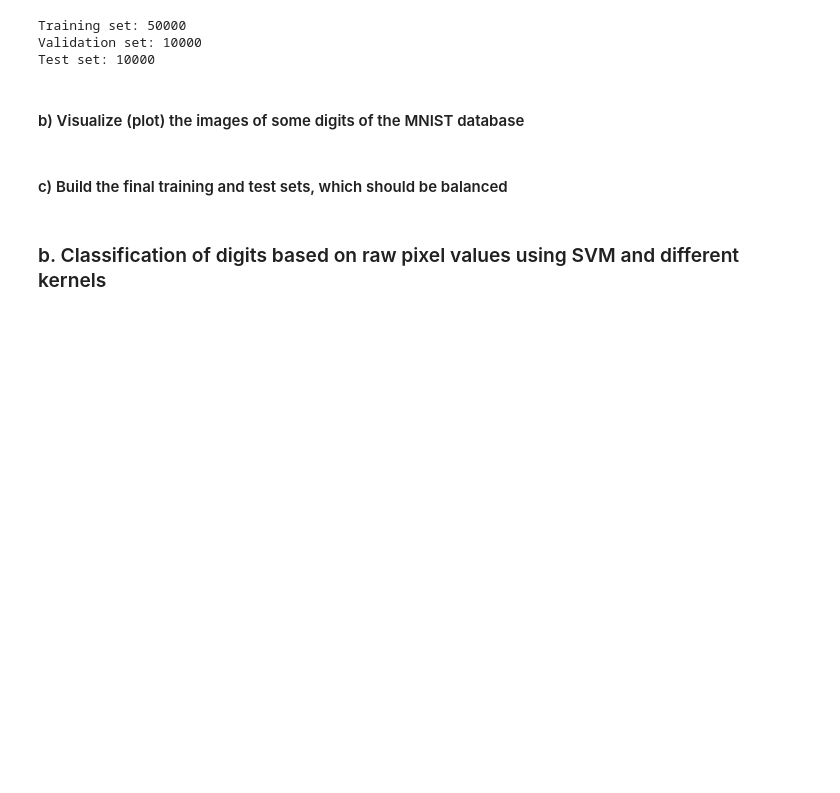
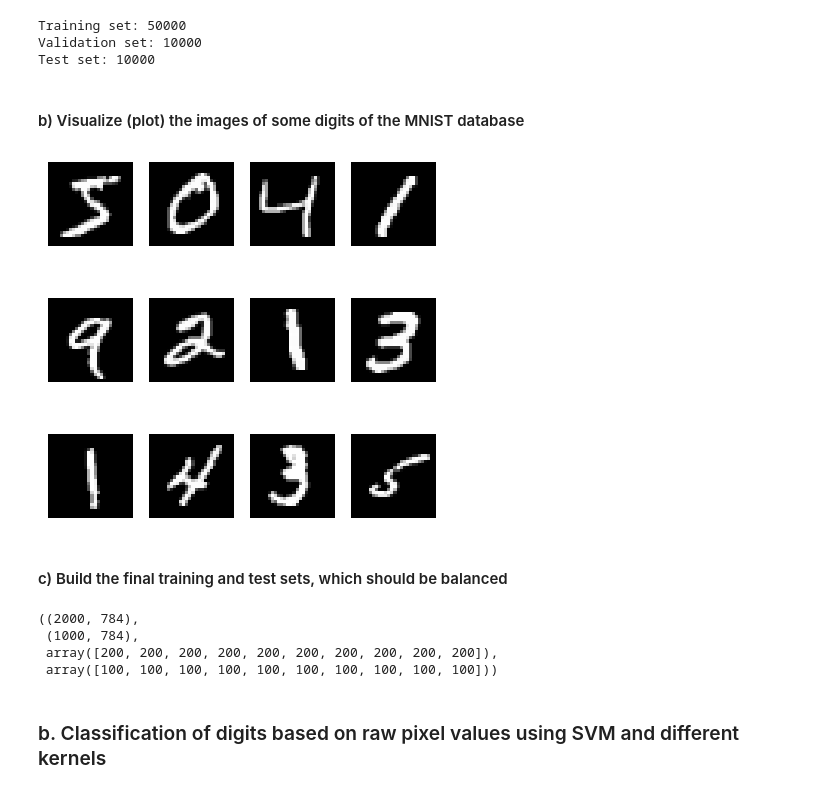
Before and after one commit to bastienvty/mse_machle, a Jupyter notebook: pw07/ex1-digit-classification/ex1-digit-classification-stud.ipynb, the cells around one changed output. Drawn from its saved outputs; the diff is of its cells as text; code cells hidden in the pictures; blank space fills up the shorter version.

```diff
--- a/pw07/ex1-digit-classification/ex1-digit-classification-stud.ipynb
+++ b/pw07/ex1-digit-classification/ex1-digit-classification-stud.ipynb
@@ -31,11 +38,78 @@ Test set: 10000
 # %% [markdown]
 #### b) Visualize (plot) the images of some digits of the MNIST database
 # %%
-# Your code here
+plt.rcParams['figure.figsize'] = (5.0, 5.0)
+plt.rcParams['image.interpolation'] = 'nearest'
+plt.rcParams['image.cmap'] = 'gray'
+
+X_train, y_train = train_set
+
+cols = 4
+rows = 3
+
+for i in range(0, cols * rows):
+    plt.subplot(rows, cols, i + 1)
+    plt.imshow(X_train[i].reshape(28, 28))
+    plt.axis('off')
+    #plt.title('Value = %i' % y_train[i])
+plt.show()
+# %% [output]
+[figure, added]
 # %% [markdown]
 #### c) Build the final training and test sets, which should be balanced
 # %%
-# Your code here
+# Define the number of samples per class for training and test sets again
+samples_per_class_train = 200
+samples_per_class_test = 100
+n_classes = 10
+
+# Separate and sample data for each class
+X_train_balanced_list = []
+y_train_balanced_list = []
+X_test_balanced_list = []
+y_test_balanced_list = []
+
+# Separate and sample data for each class
+for class_label in range(n_classes):  # For each digit from 0 to 9
+    # Get indices of all samples of the current class
+    class_indices = np.where(y_train == class_label)[0]
+
+    # Shuffle indices to ensure random sampling
+    np.random.shuffle(class_indices)
+
+    # Extract samples for training
+    train_indices = class_indices[:samples_per_class_train]
+    X_train_balanced_list.append(X_train[train_indices])
+    y_train_balanced_list.extend([class_label] * samples_per_class_train)
+
+    # Extract samples for testing
+    test_indices = class_indices[samples_per_class_train:samples_per_class_train + samples_per_class_test]
+    X_test_balanced_list.append(X_train[test_indices])
+    y_test_balanced_list.extend([class_label] * samples_per_class_test)
+
+# Convert lists to arrays
+X_train_balanced = np.vstack(X_train_balanced_list)
+X_test_balanced = np.vstack(X_test_balanced_list)
+y_train_balanced = np.array(y_train_balanced_list)
+y_test_balanced = np.array(y_test_balanced_list)
+
+# Shuffle the training and test sets
+train_perm = np.random.permutation(len(y_train_balanced))
+X_train = X_train_balanced[train_perm]
+y_train = y_train_balanced[train_perm]
+
+# Shuffle the training and test sets
+test_perm = np.random.permutation(len(y_test_balanced))
+X_test = X_test_balanced[test_perm]
+y_test = y_test_balanced[test_perm]
+
+# Check the shape and distribution of the balanced datasets
+X_train_balanced.shape, X_test_balanced.shape, np.bincount(y_train_balanced), np.bincount(y_test_balanced)
+# %% [output]
+((2000, 784),
+ (1000, 784),
+ array([200, 200, 200, 200, 200, 200, 200, 200, 200, 200]),
+ array([100, 100, 100, 100, 100, 100, 100, 100, 100, 100]))
 # %% [markdown]
 ### b. Classification of digits based on raw pixel values using SVM and different kernels
 # %% [markdown]
```
Also changed, not shown: parts of 6 cells of this notebook.
